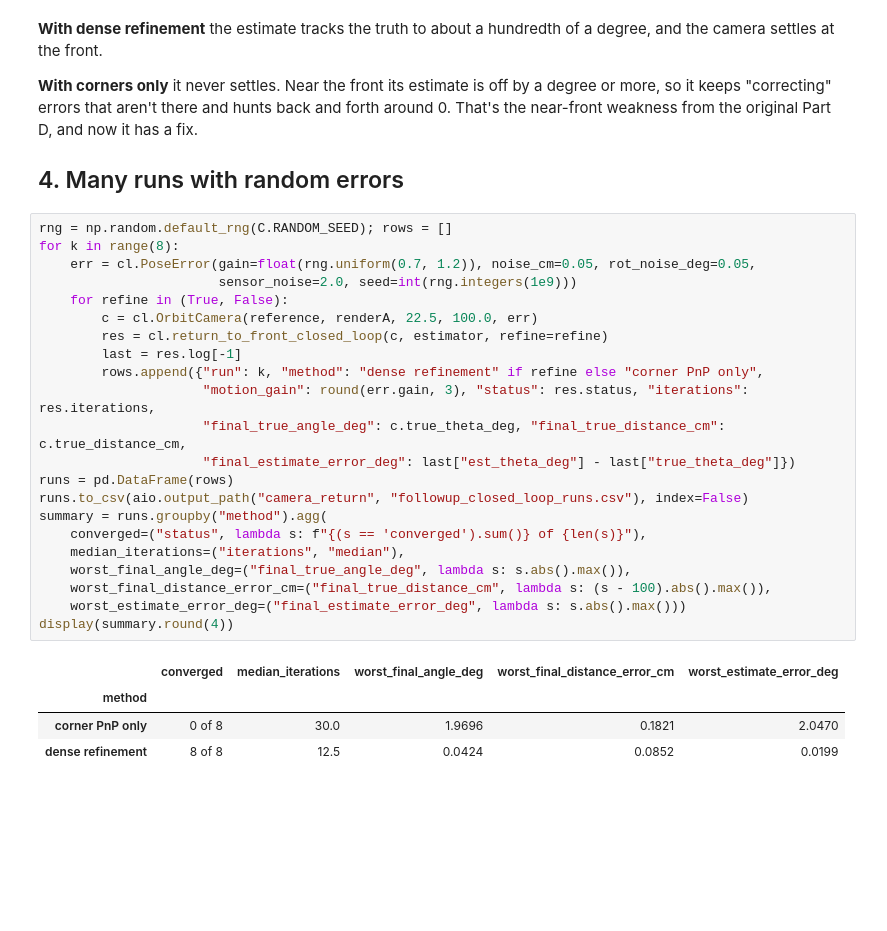
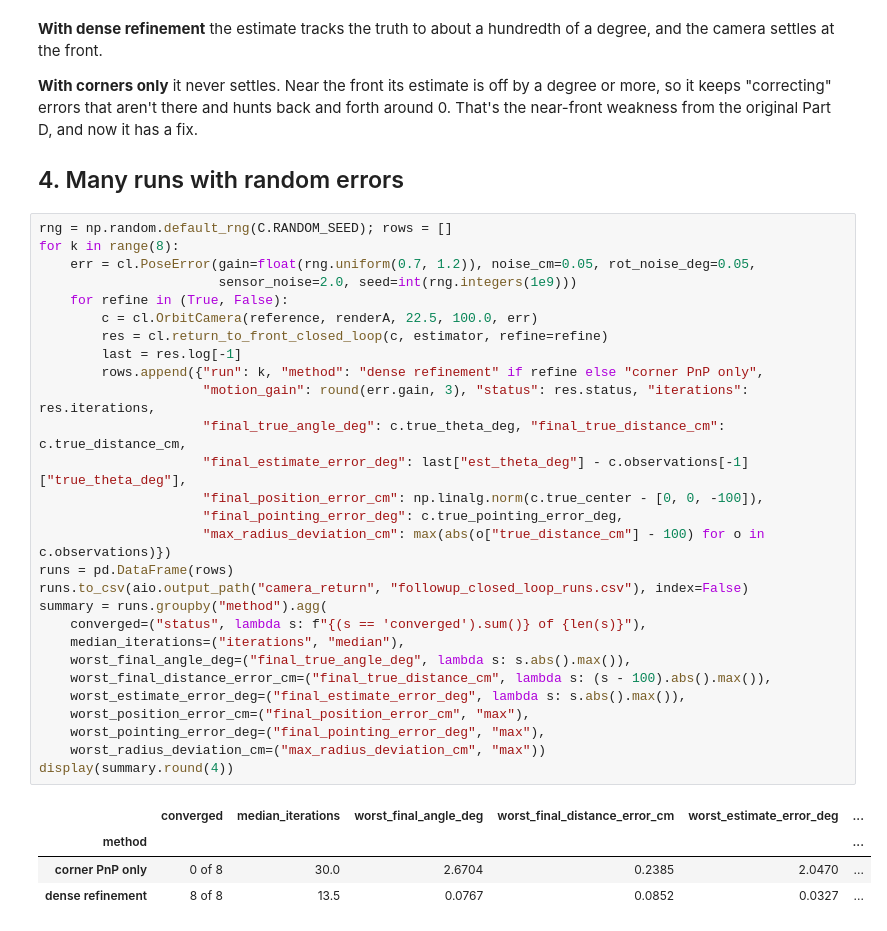
Before and after one commit to ard12/Aulespace, a Jupyter notebook: AULE_ComputerVisionChallenge/notebooks/06_closed_loop_camera_return.ipynb, the cells around one changed output. Saved outputs shown, nothing was run; the diff lists cells and outputs as text; blank space fills up the shorter version.

```diff
--- a/AULE_ComputerVisionChallenge/notebooks/06_closed_loop_camera_return.ipynb
+++ b/AULE_ComputerVisionChallenge/notebooks/06_closed_loop_camera_return.ipynb
@@ -248,30 +252,36 @@ near-front weakness from the original Part D, and now it has a fix.
 # %%
 rng = np.random.default_rng(C.RANDOM_SEED); rows = []
 for k in range(8):
     err = cl.PoseError(gain=float(rng.uniform(0.7, 1.2)), noise_cm=0.05, rot_noise_deg=0.05,
                        sensor_noise=2.0, seed=int(rng.integers(1e9)))
     for refine in (True, False):
         c = cl.OrbitCamera(reference, renderA, 22.5, 100.0, err)
         res = cl.return_to_front_closed_loop(c, estimator, refine=refine)
         last = res.log[-1]
         rows.append({"run": k, "method": "dense refinement" if refine else "corner PnP only",
                      "motion_gain": round(err.gain, 3), "status": res.status, "iterations": res.iterations,
                      "final_true_angle_deg": c.true_theta_deg, "final_true_distance_cm": c.true_distance_cm,
-                     "final_estimate_error_deg": last["est_theta_deg"] - last["true_theta_deg"]})
+                     "final_estimate_error_deg": last["est_theta_deg"] - c.observations[-1]["true_theta_deg"],
+                     "final_position_error_cm": np.linalg.norm(c.true_center - [0, 0, -100]),
+                     "final_pointing_error_deg": c.true_pointing_error_deg,
+                     "max_radius_deviation_cm": max(abs(o["true_distance_cm"] - 100) for o in c.observations)})
 runs = pd.DataFrame(rows)
 runs.to_csv(aio.output_path("camera_return", "followup_closed_loop_runs.csv"), index=False)
 summary = runs.groupby("method").agg(
     converged=("status", lambda s: f"{(s == 'converged').sum()} of {len(s)}"),
     median_iterations=("iterations", "median"),
     worst_final_angle_deg=("final_true_angle_deg", lambda s: s.abs().max()),
     worst_final_distance_error_cm=("final_true_distance_cm", lambda s: (s - 100).abs().max()),
-    worst_estimate_error_deg=("final_estimate_error_deg", lambda s: s.abs().max()))
+    worst_estimate_error_deg=("final_estimate_error_deg", lambda s: s.abs().max()),
+    worst_position_error_cm=("final_position_error_cm", "max"),
+    worst_pointing_error_deg=("final_pointing_error_deg", "max"),
+    worst_radius_deviation_cm=("max_radius_deviation_cm", "max"))
 display(summary.round(4))
 # %% [output]
-|  | converged | median_iterations | worst_final_angle_deg | worst_final_distance_error_cm | worst_estimate_error_deg |
-| method |  |  |  |  |  |
-| corner PnP only | 0 of 8 | 30.0 | 1.9696 | 0.1821 | 2.0470 |
-| dense refinement | 8 of 8 | 12.5 | 0.0424 | 0.0852 | 0.0199 |
+|  | converged | median_iterations | worst_final_angle_deg | worst_final_distance_error_cm | worst_estimate_error_deg | ... |
+| method |  |  |  |  |  | ... |
+| corner PnP only | 0 of 8 | 30.0 | 2.6704 | 0.2385 | 2.0470 | ... |
+| dense refinement | 8 of 8 | 13.5 | 0.0767 | 0.0852 | 0.0327 | ... |
 # %% [markdown]
 ## 5. Limitations
 
```
Also changed, not shown: parts of 6 cells of this notebook, 27 other files.
